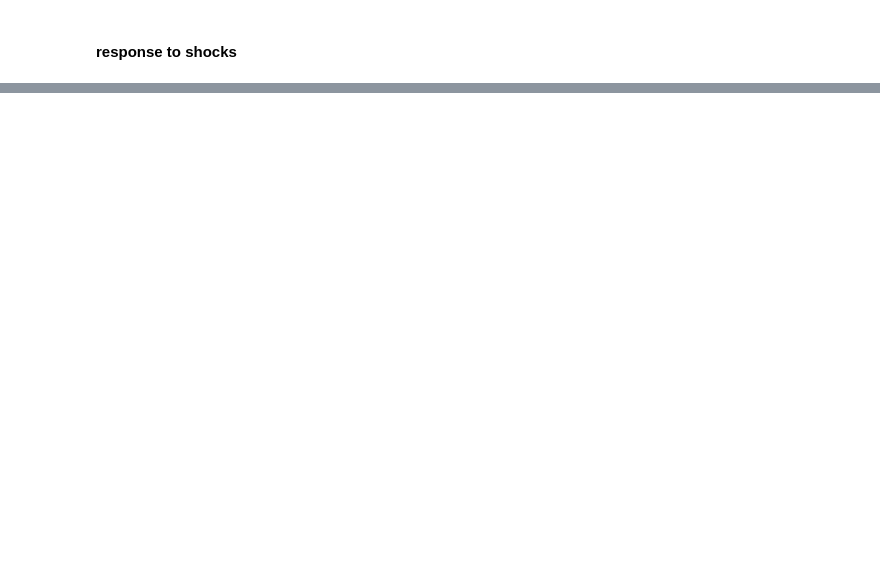
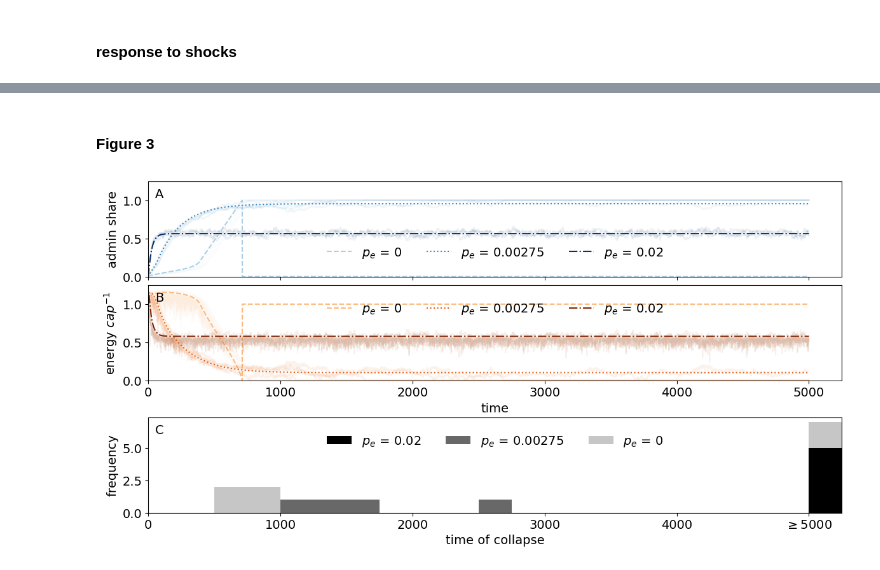
Before and after one commit to flo-schu/Tainter, a Jupyter notebook: scripts/analysis.ipynb, the cells around one changed output, grey strips where cells are left out. Drawn from its saved outputs; the diff is of its cells as text; code cells hidden in the pictures; blank space fills up the shorter version.

```diff
--- a/scripts/analysis.ipynb
+++ b/scripts/analysis.ipynb
@@ -134,19 +169,22 @@ f2.savefig("pub_figure2.png", dpi = 65)
+# %% [markdown]
+#### Figure 3
 # %%
 f3 = fig3_stochastic_ensemble_and_macroscopic_approximation(
     seed=SEED,
     plot_time=plot_time,
     network_size=network_size,
     link_probability_between_nodes=link_probability_between_nodes,
     mri_of_laborers=mri_of_laborers,
     mri_of_coordinated_laborers=mri_of_coordinated_laborers,
     efficiency_of_coordinated_laborers=efficiency_of_coordinated_laborers,
     exploration_setups=exploration_scenarios,
-    threshold_for_complexity_increase=threshold_for_complexity_increase,
     shock_alpha=shock_alpha,
     shock_beta=shock_beta,
     ensemble_data=ensemble_data,
     iterations=iterations,
     use_pre_simulated_data=use_pre_simulated_data
 )
 plt.show()
 f3.savefig("pub_figure3.png", dpi = 65)
+# %% [output]
+[figure, added]
```
Also changed, not shown: parts of 13 cells of this notebook, 5 other files.
